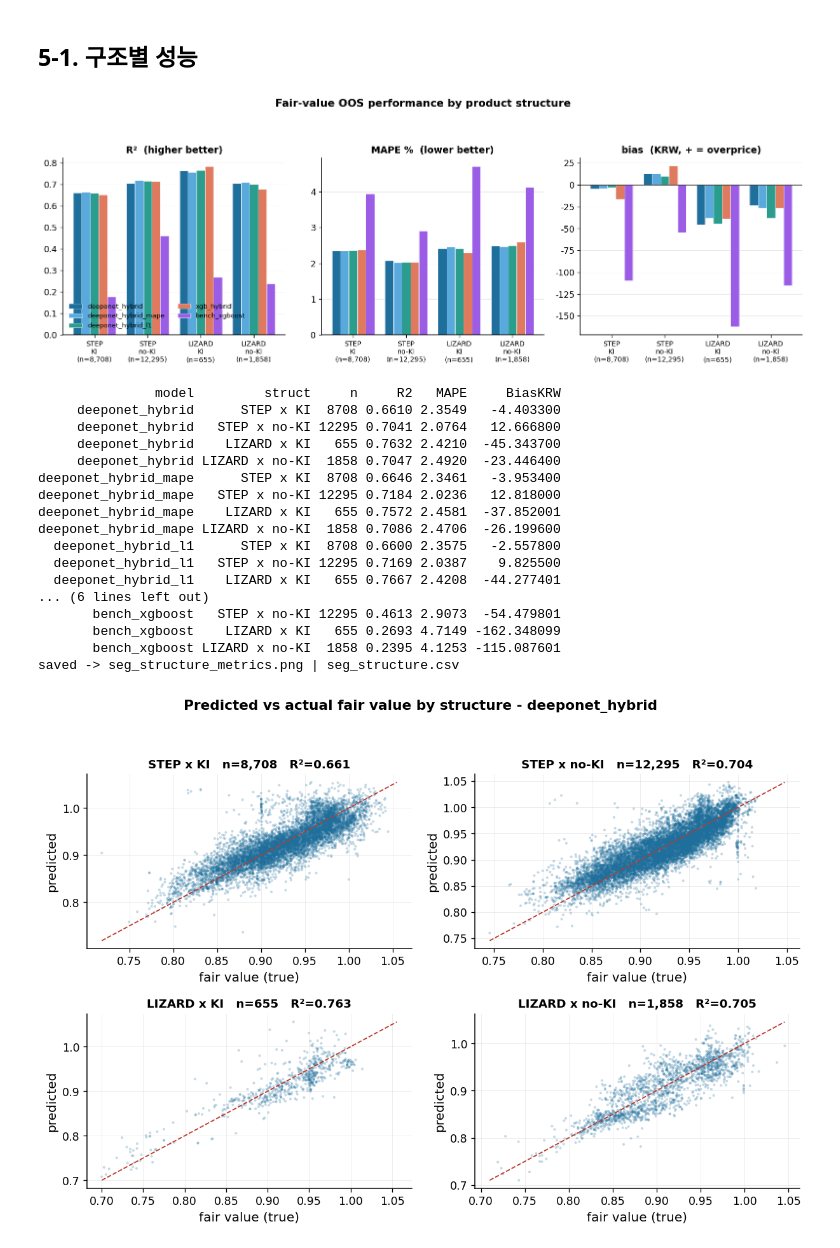
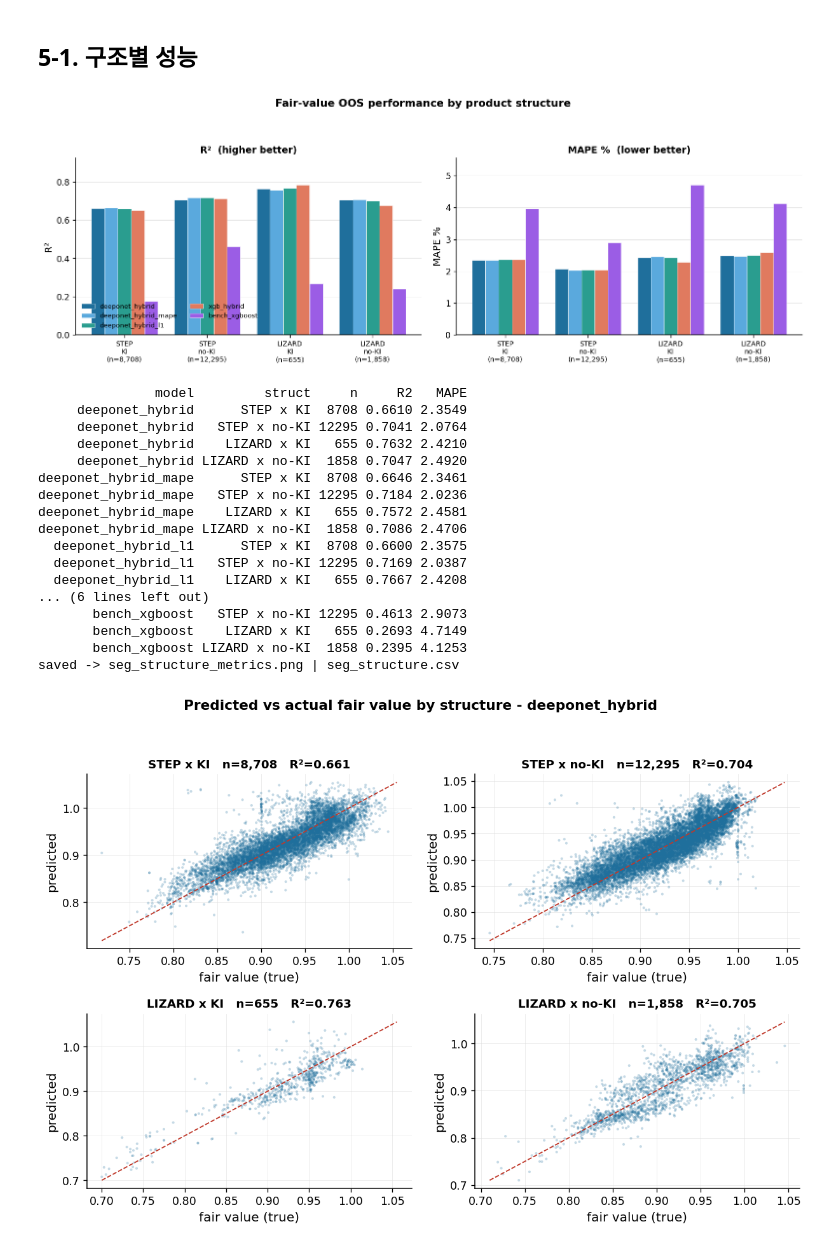
Before and after one commit to JUHWANKIM-ai/PI-DeepONet-ELS, a Jupyter notebook: 5_segment.ipynb, the cells around one changed output. Cells and saved outputs as stored; diff of their text form; code cells hidden in the pictures.

```diff
--- a/5_segment.ipynb
+++ b/5_segment.ipynb
@@ -61,61 +61,58 @@ STEP x no-KI      12295
 # %% [markdown]
 ## 5-1. 구조별 성능
 # %%
-# 그림 1: 구조별 R² · MAPE% · Bias(원) — 모델 그룹바
+# 그림 1: 구조별 R² · MAPE — 모델 그룹바
 from sklearn.metrics import r2_score
 
 rows = []
 for name in MODELS:
-    d = M[M.model == name]
+    d0 = M[M.model == name]
     for s in STRUCTS:
-        g = d[d.struct == s]
+        g = d0[d0.struct == s]
         rows.append(dict(model=name, struct=s, n=len(g), R2=r2_score(g.y_true, g.y_pred),
                          MAPE=g.ape.mean(), BiasKRW=g.err.mean() * FACE))
 S = pd.DataFrame(rows)
 S.to_csv(fm.stat("seg_structure"), index=False)
 
-fig, ax = plt.subplots(1, 3, figsize=(_plot.SLIDE_W, 4.8))
+XL = [s.replace(" x ", "\n") + f"\n(n={int(S[S.struct==s].n.iloc[0]):,})" for s in STRUCTS]
+fig, ax = plt.subplots(1, 2, figsize=(_plot.SLIDE_W, 4.8))
 x = np.arange(len(STRUCTS)); w = 0.8 / len(MODELS)
 for j, name in enumerate(MODELS):
     v = S[S.model == name].set_index("struct").loc[STRUCTS]
     off = (j - (len(MODELS) - 1) / 2) * w
     c = _plot._QUAL[j % len(_plot._QUAL)]
-    for a, col, lab in zip(ax, ["R2", "MAPE", "BiasKRW"],
-                           ["R²", "MAPE %", "bias (KRW / 10,000 face)"]):
-        a.bar(x + off, v[col].values, w, label=name, color=c, edgecolor="white", linewidth=0.4)
-for a, lab in zip(ax, ["R²  (higher better)", "MAPE %  (lower better)",
-                       "bias  (KRW, + = overprice)"]):
-    a.set_xticks(x)
-    a.set_xticklabels([s.replace(" x ", "\n") + f"\n(n={int(S[S.struct==s].n.iloc[0]):,})" for s in STRUCTS],
-                      fontsize=8.5)
-    a.set_title(lab, fontsize=11.5)
-    a.axhline(0, color="#444", lw=0.7)
-    a.grid(axis="y", color="#cccccc", lw=0.6, alpha=0.5)
+    ax[0].bar(x + off, v["R2"].values, w, label=name, color=c, edgecolor="white", linewidth=0.4)
+    ax[1].bar(x + off, v["MAPE"].values, w, label=name, color=c, edgecolor="white", linewidth=0.4)
+for a, lab, ttl in ((ax[0], "R²", "R²  (higher better)"),
+                    (ax[1], "MAPE %", "MAPE %  (lower better)")):
+    a.set_xticks(x); a.set_xticklabels(XL, fontsize=8.5)
+    a.axhline(0, color="#444", lw=0.7); a.set_ylabel(lab); a.set_title(ttl, fontsize=11.5)
+    a.grid(axis="y", color="#cccccc", lw=0.6, alpha=0.5); a.margins(y=0.18)
 ax[0].legend(fontsize=8, ncol=2, loc="lower left")
 fig.suptitle("Fair-value OOS performance by product structure", fontsize=13, fontweight="bold")
 fig.tight_layout(rect=(0, 0, 1, 0.93))
-fig.savefig(fm.image("seg_structure_metrics"))
+fig.savefig(fm.image("seg_structure_metrics"), dpi=400, bbox_inches="tight", transparent=True)
 plt.show()
-print(S.round(4).to_string(index=False))
+print(S[["model", "struct", "n", "R2", "MAPE"]].round(4).to_string(index=False))
 print("saved ->", fm.image("seg_structure_metrics").name, "|", fm.stat("seg_structure").name)
 # %% [output]
-[figure, old version]
+[figure, new version]
-               model         struct     n     R2   MAPE     BiasKRW
-     deeponet_hybrid      STEP x KI  8708 0.6610 2.3549   -4.403300
-     deeponet_hybrid   STEP x no-KI 12295 0.7041 2.0764   12.666800
-     deeponet_hybrid    LIZARD x KI   655 0.7632 2.4210  -45.343700
-     deeponet_hybrid LIZARD x no-KI  1858 0.7047 2.4920  -23.446400
-deeponet_hybrid_mape      STEP x KI  8708 0.6646 2.3461   -3.953400
-deeponet_hybrid_mape   STEP x no-KI 12295 0.7184 2.0236   12.818000
-deeponet_hybrid_mape    LIZARD x KI   655 0.7572 2.4581  -37.852001
-deeponet_hybrid_mape LIZARD x no-KI  1858 0.7086 2.4706  -26.199600
-  deeponet_hybrid_l1      STEP x KI  8708 0.6600 2.3575   -2.557800
-  deeponet_hybrid_l1   STEP x no-KI 12295 0.7169 2.0387    9.825500
-  deeponet_hybrid_l1    LIZARD x KI   655 0.7667 2.4208  -44.277401
+               model         struct     n     R2   MAPE
+     deeponet_hybrid      STEP x KI  8708 0.6610 2.3549
+     deeponet_hybrid   STEP x no-KI 12295 0.7041 2.0764
+     deeponet_hybrid    LIZARD x KI   655 0.7632 2.4210
+     deeponet_hybrid LIZARD x no-KI  1858 0.7047 2.4920
+deeponet_hybrid_mape      STEP x KI  8708 0.6646 2.3461
+deeponet_hybrid_mape   STEP x no-KI 12295 0.7184 2.0236
+deeponet_hybrid_mape    LIZARD x KI   655 0.7572 2.4581
+deeponet_hybrid_mape LIZARD x no-KI  1858 0.7086 2.4706
+  deeponet_hybrid_l1      STEP x KI  8708 0.6600 2.3575
+  deeponet_hybrid_l1   STEP x no-KI 12295 0.7169 2.0387
+  deeponet_hybrid_l1    LIZARD x KI   655 0.7667 2.4208
 ... (6 lines left out)
-       bench_xgboost   STEP x no-KI 12295 0.4613 2.9073  -54.479801
-       bench_xgboost    LIZARD x KI   655 0.2693 4.7149 -162.348099
-       bench_xgboost LIZARD x no-KI  1858 0.2395 4.1253 -115.087601
+       bench_xgboost   STEP x no-KI 12295 0.4613 2.9073
+       bench_xgboost    LIZARD x KI   655 0.2693 4.7149
+       bench_xgboost LIZARD x no-KI  1858 0.2395 4.1253
 saved -> seg_structure_metrics.png | seg_structure.csv
 # %%
 # 그림 2: 구조별 예측 vs 실제 산점 (대표 모델)
```
Also changed, not shown: parts of 12 cells of this notebook.
